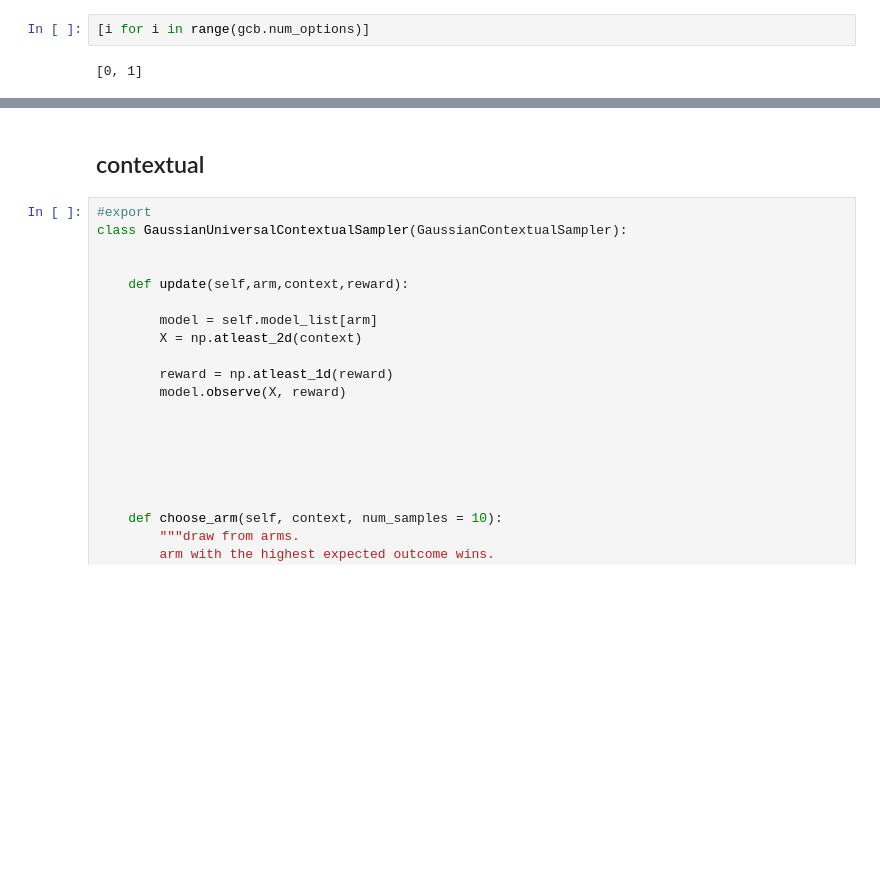
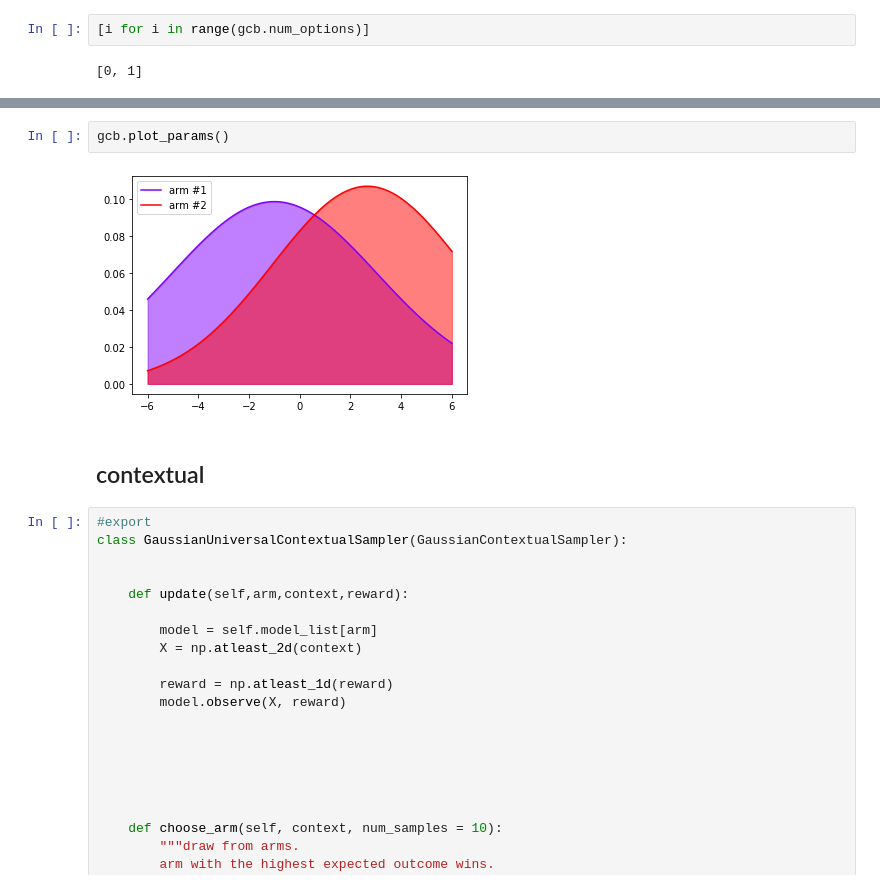
Before and after one commit to wooohoooo/thompson_sampling, a Jupyter notebook: 04_solvers.ipynb, the cells around one changed output, grey strips where cells are left out. Drawn from its saved outputs; the diff is of its cells as text; blank space fills up the shorter version.

```diff
--- a/04_solvers.ipynb
+++ b/04_solvers.ipynb
@@ -739,3 +761,7 @@ gcb.plot_params()
+# %%
+gcb.plot_params()
+# %% [output]
+[figure, added]
 # %% [markdown]
 ## contextual
 # %%
```
Also changed, not shown: parts of 38 cells of this notebook, 3 other files.
